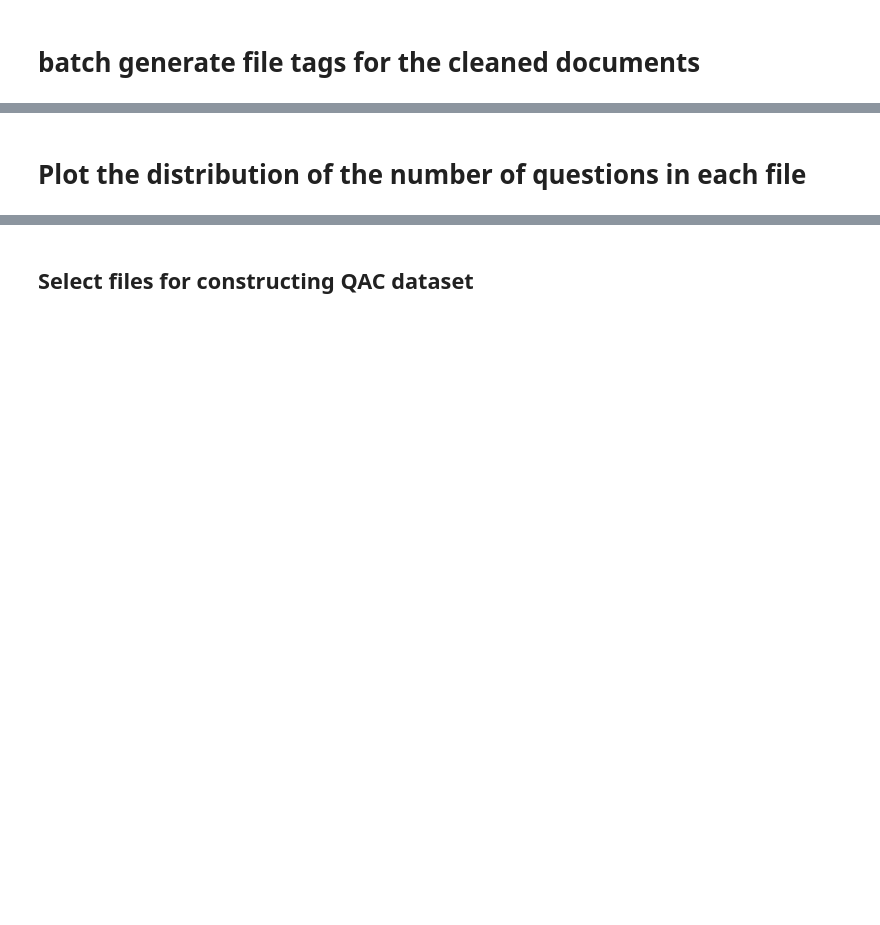
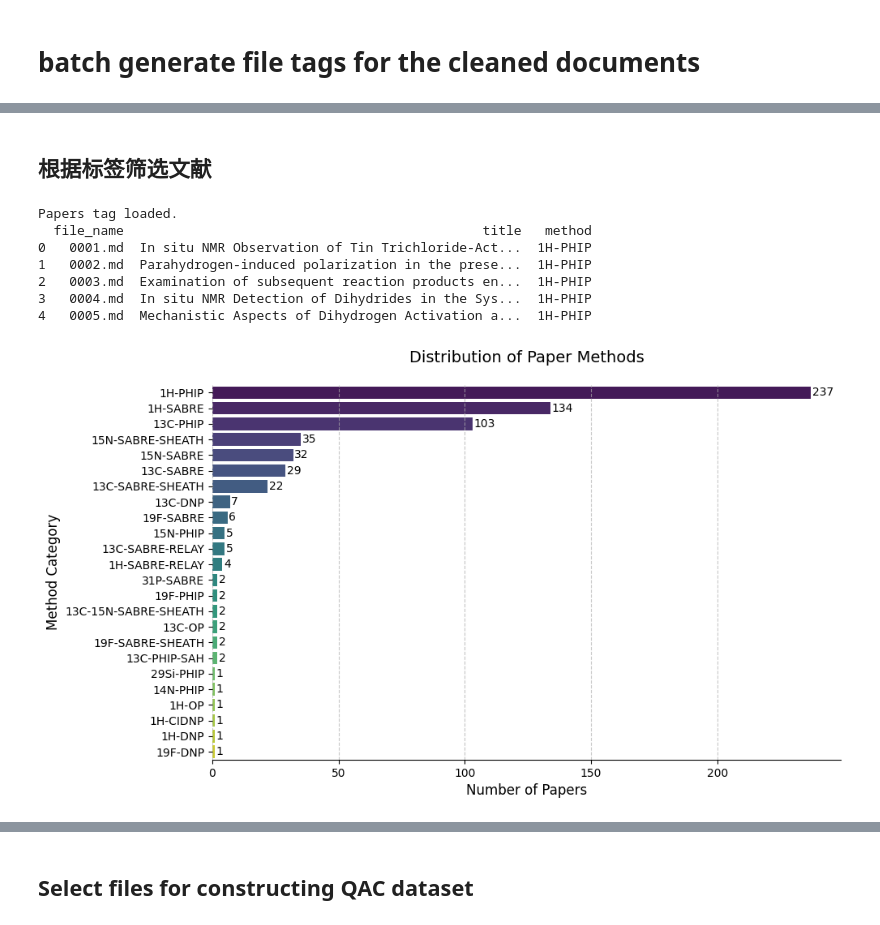
Before and after one commit to kimariyb/Para-QA, a Jupyter notebook: generate_qac_dataset.ipynb, the cells around one changed output, grey strips where cells are left out. Drawn from its saved outputs; the diff is of its cells as text; code cells hidden in the pictures; blank space fills up the shorter version.

```diff
--- a/generate_qac_dataset.ipynb
+++ b/generate_qac_dataset.ipynb
@@ -26,7 +28,7 @@ file_upload_client = FileUploadClient(
 workflow_run_client = WorkFlowRunClient(
     api_key=TAG_API_KEY, base_url=WORKFLOW_RUN_URL, user=USER
 )
-tags_target_folder = "D:\\project\\SABRE-RAG\\data"
+tags_target_folder = "D:\\project\\SABRE-RAG\\mineru"
 tags_files = os.listdir(tags_target_folder)
 
 tags_list = []
@@ -74,9 +76,57 @@ with open("papers_tag.jsonl", "w", encoding="utf-8") as f:
+# %% [markdown]
+## 根据标签筛选文献
 # %%
-num_select = 200  # 选取数量
-selected_200 = random.sample(paper_info_list, min(num_select, len(paper_info_list)))
+# 首先读取 papers_tag.jsonl
+papers_tags = pd.read_json('papers_tag.jsonl', lines=True)
+papers_tags['method'] = papers_tags['method'].fillna('nucleus-method')
 
-selected_df = pd.DataFrame(selected_200)
-selected_df['filename'] = selected_df['filename'].apply(lambda x: pathlib.Path(x).name)
-selected_df.to_csv('selected_200.csv', index=False, columns=['filename'])
+# 将所有 'method': 'nucleus-method' 删除
+papers_tags = papers_tags[papers_tags['method'] != 'nucleus-method']
+
+print("Papers tag loaded.")
+print(papers_tags.head())
+
+# papers_tags
+# file_name title method
+# 绘制出 papers_tags 中所有的 method 的分布
+# 如果有空值，将其修改为 nucleus-method
+method_counts = papers_tags['method'].value_counts().reset_index()
+method_counts.columns = ['method', 'count']
+method_counts = method_counts.sort_values('count', ascending=True)  # 排序以便条形图从上到下显示
+
+# 绘制柱状图
+fig = plt.figure(figsize=(10, 6))
+ax = sns.barplot(
+    x='count',
+    y='method',
+    hue='method',
+    data=method_counts.sort_values('count', ascending=False),
+    palette='viridis',
+    legend=False,
+)
+
+for p in ax.patches:
+    width = p.get_width()
+    plt.text(
+        width + 0.5,
+        p.get_y() + p.get_height()/2,
+        f'{int(width)}',
+        ha='left',
+        va='center'
+    )
+
+plt.title('Distribution of Paper Methods', fontsize=14, pad=20)
+plt.xlabel('Number of Papers', fontsize=12)
+plt.ylabel('Method Category', fontsize=12)
+plt.grid(axis='x', linestyle='--', alpha=0.7)
+sns.despine(left=True)
+fig.savefig('method_distribution.pdf', dpi=300, bbox_inches='tight')
+# %% [output]
+Papers tag loaded.
+  file_name                                              title   method
+0   0001.md  In situ NMR Observation of Tin Trichloride-Act...  1H-PHIP
+1   0002.md  Parahydrogen-induced polarization in the prese...  1H-PHIP
+2   0003.md  Examination of subsequent reaction products en...  1H-PHIP
+3   0004.md  In situ NMR Detection of Dihydrides in the Sys...  1H-PHIP
+4   0005.md  Mechanistic Aspects of Dihydrogen Activation a...  1H-PHIP
+[figure, added]
-# %% [markdown]
-# Plot the distribution of the number of questions in each file
```
Also changed, not shown: parts of 8 cells of this notebook, 23 other files.
